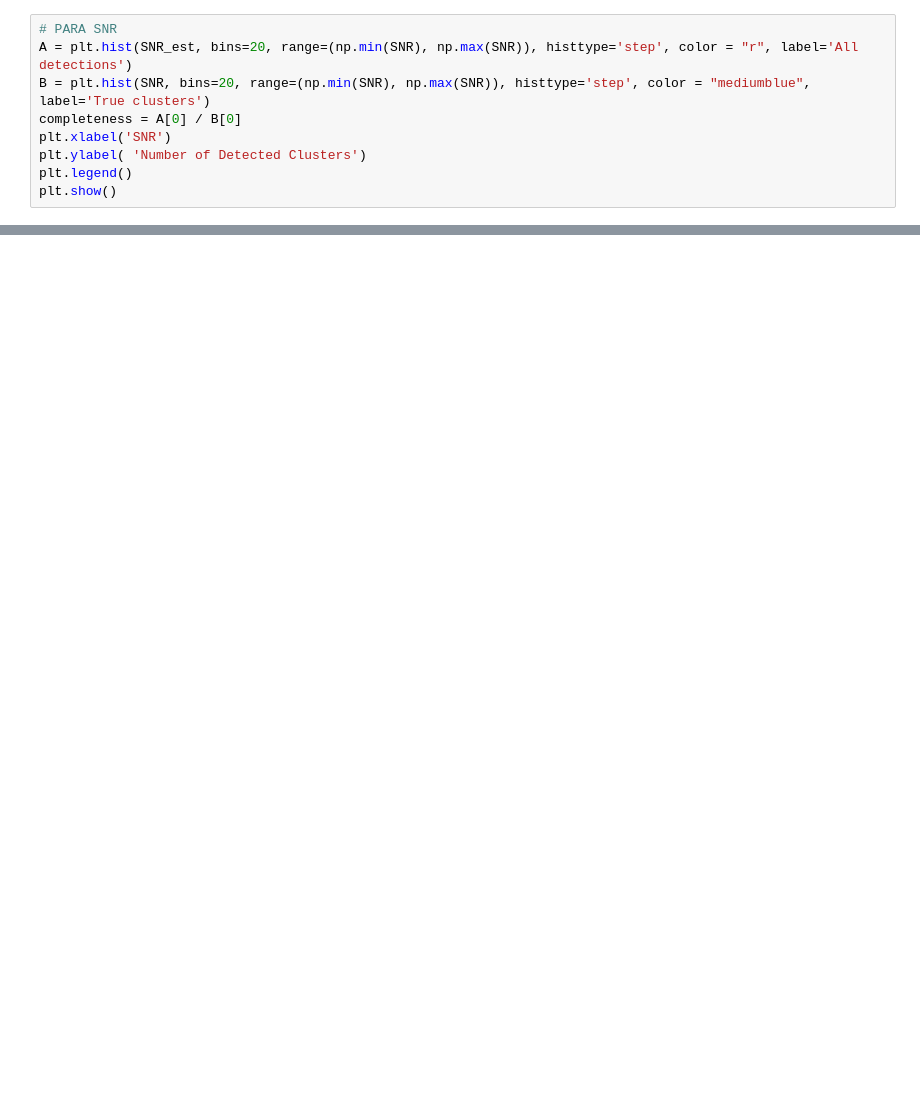
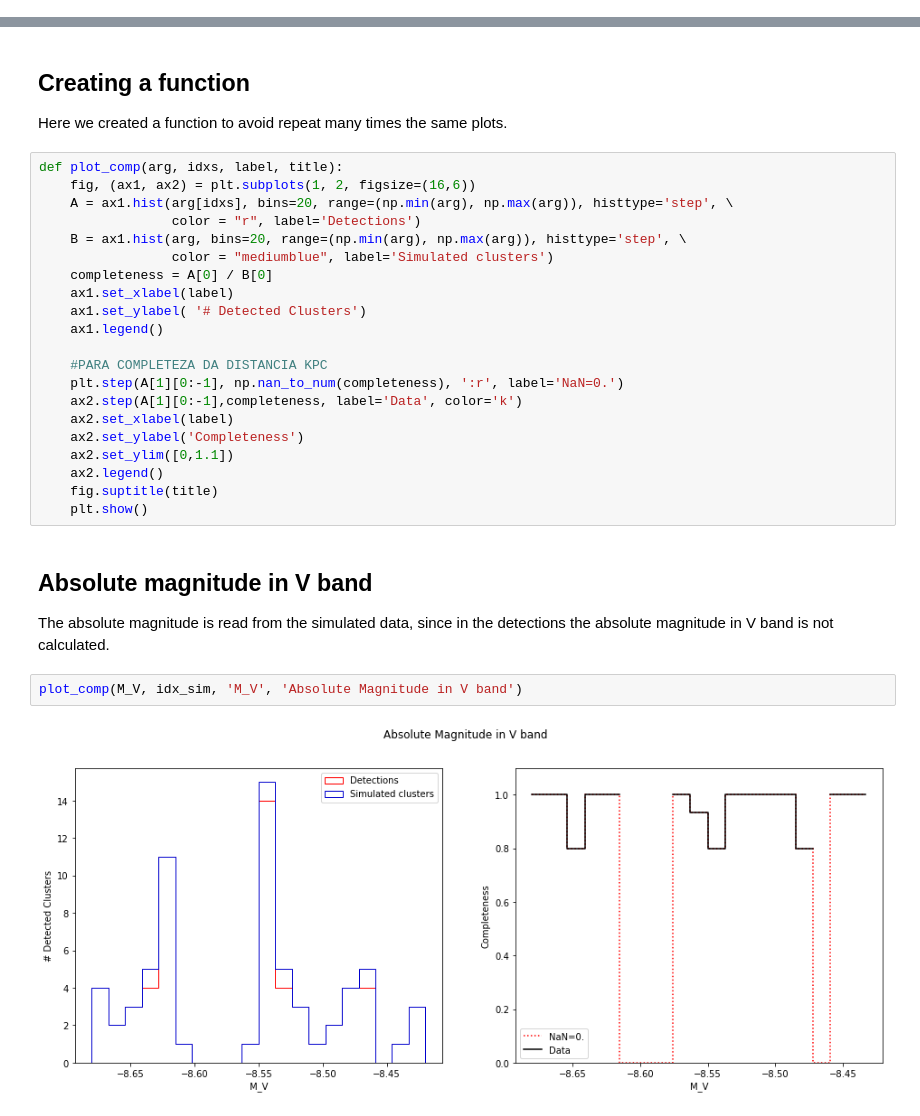
Before and after one commit to linea-it/qa_gawa, a Jupyter notebook: Graficos_completeza.ipynb, the cells around one changed output, grey strips where cells are left out. Drawn from its saved outputs; the diff is of its cells as text; blank space fills up the shorter version.

```diff
--- a/Graficos_completeza.ipynb
+++ b/Graficos_completeza.ipynb
@@ -260,9 +0,0 @@ plt.show()
-# %%
-# PARA SNR
-A = plt.hist(SNR_est, bins=20, range=(np.min(SNR), np.max(SNR)), histtype='step', color = "r", label='All detections')
-B = plt.hist(SNR, bins=20, range=(np.min(SNR), np.max(SNR)), histtype='step', color = "mediumblue", label='True clusters')
-completeness = A[0] / B[0]
-plt.xlabel('SNR')
-plt.ylabel( 'Number of Detected Clusters')
-plt.legend()
-plt.show()
@@ -305,0 +117,33 @@ plt.show()
+# %% [markdown]
+## Creating a function
+Here we created a function to avoid repeat many times the same plots.
+# %%
+def plot_comp(arg, idxs, label, title):
+    fig, (ax1, ax2) = plt.subplots(1, 2, figsize=(16,6))
+    A = ax1.hist(arg[idxs], bins=20, range=(np.min(arg), np.max(arg)), histtype='step', \
+                 color = "r", label='Detections')
+    B = ax1.hist(arg, bins=20, range=(np.min(arg), np.max(arg)), histtype='step', \
+                 color = "mediumblue", label='Simulated clusters')
+    completeness = A[0] / B[0]
+    ax1.set_xlabel(label)
+    ax1.set_ylabel( '# Detected Clusters')
+    ax1.legend()
+
+    #PARA COMPLETEZA DA DISTANCIA KPC
+    plt.step(A[1][0:-1], np.nan_to_num(completeness), ':r', label='NaN=0.')
+    ax2.step(A[1][0:-1],completeness, label='Data', color='k')
+    ax2.set_xlabel(label)
+    ax2.set_ylabel('Completeness')
+    ax2.set_ylim([0,1.1])
+    ax2.legend()
+    fig.suptitle(title)
+    plt.show()
+# %% [markdown]
+## Absolute magnitude in V band
+
+The absolute magnitude is read from the simulated data, since in the </br>
+detections the absolute magnitude in V band is not calculated.
+# %%
+plot_comp(M_V, idx_sim, 'M_V', 'Absolute Magnitude in V band')
+# %% [output]
+[figure, added]
```
Also changed, not shown: parts of 54 cells of this notebook.
